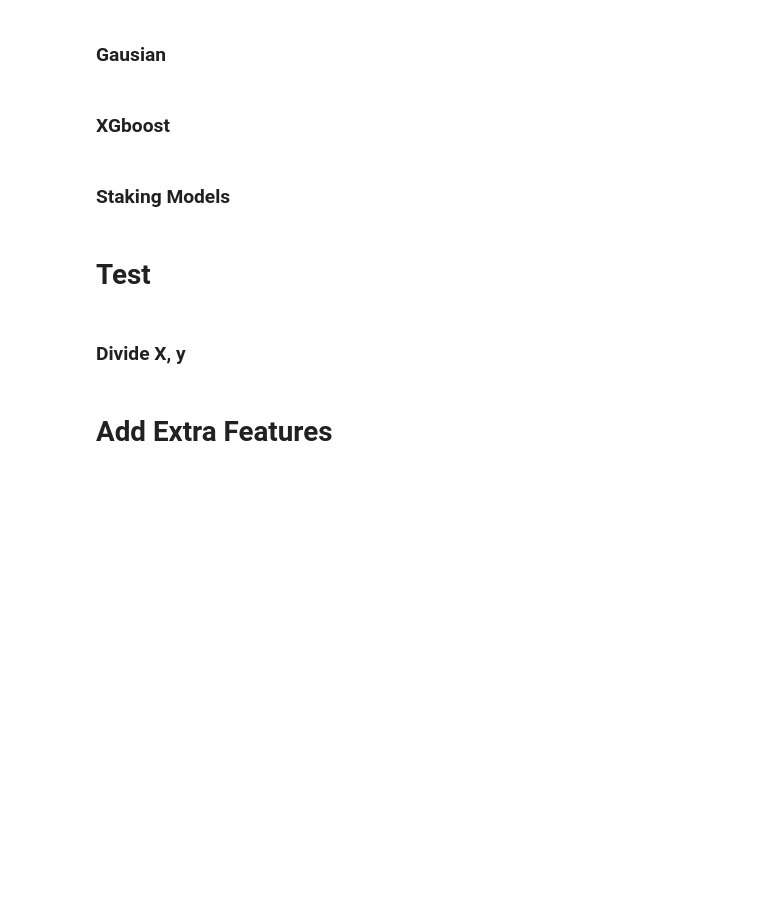
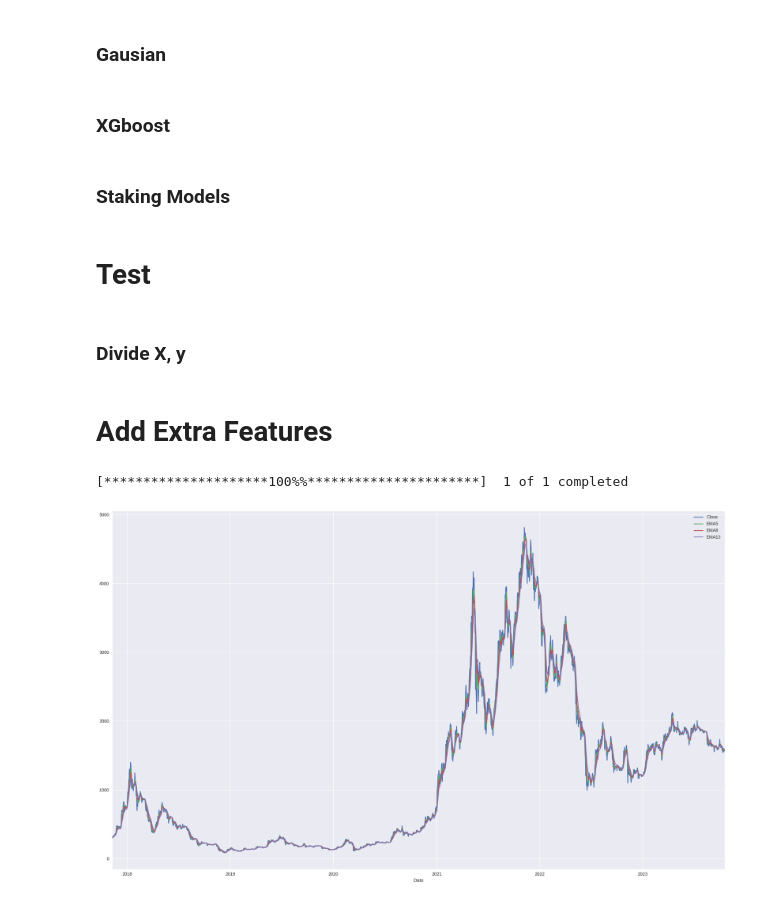
Before and after one commit to mr-robot77/Quera_G11-Project2, a Jupyter notebook: Problem 3/prediction.ipynb, the cells around one changed output. Saved outputs shown, nothing was run; the diff lists cells and outputs as text; code cells hidden in the pictures; blank space fills up the shorter version.

```diff
--- a/Problem 3/prediction.ipynb
+++ b/Problem 3/prediction.ipynb
@@ -1617,3 +1617,67 @@ Xc
 Xf
 # %%
 y_validation == y_pred_ab_EX
+# %%
+import numpy as np
+import pandas as pd
+import datetime as dt
+from pylab import mpl, plt
+plt.style.use('seaborn')
+mpl.rcParams['font.family']
+
+import yfinance as yf
+
+eth = yf.Ticker("ETH-USD")
+df_eth = yf.download(tickers="ETH-USD", period="max", interval="1d")
+
+# Calculate EMA
+df_eth['EMA5'] = df_eth['Close'].ewm(span=5).mean()
+df_eth['EMA8'] = df_eth['Close'].ewm(span=8).mean()
+df_eth['EMA13'] = df_eth['Close'].ewm(span=13).mean()
+
+df_eth_filtered = df_eth.drop(columns=['Open','High','Low','Adj Close','Volume'], axis=1)
+
+df_eth_filtered
+# Create a new DataFrame with the Date column
+#df_eth_filtered = pd.DataFrame(data={'Date': df_eth_filtered.index, 'Close': df_eth_filtered['Close']})
+
+# Filter the DataFrame by date
+#start_date = "2017-11-09"
+#end_date = "2023-09-07"
+#df_eth_filtered = df_eth_filtered.loc[(df_eth_filtered['Date'] >= start_date) & (df_eth_filtered['Date'] <= end_date)]
+
+# Filter the DataFrame by date
+#df_eth_filtered = df_eth_filtered.loc[df_eth_filtered.index >= start_date]
+#df_eth_filtered = df_eth_filtered.loc[df_eth_filtered.index <= end_date]
+
+# Reset the index of the DataFrame
+#df_eth_filtered = df_eth_filtered.reset_index(drop=True)
+
+import matplotlib.pyplot as plt
+
+# Plot the filtered DataFrame
+df_eth_filtered.plot( figsize=(20, 12))
+plt.tight_layout()
+# Show the plot
+plt.show()
+
+#df_eth_filtered = df_eth.drop(columns=['Open','High','Low','Adj Close','Volume'], axis=1)
+#start_date = "2017-11-09"
+#end_date = "2023-09-07"
+
+#df_eth_filtered = df_eth_filtered[
+#    (df_eth_filtered["Date"] >= start_date) & (df_eth_filtered["Date"] <= end_date)
+#].reset_index(drop=True)
+
+#df_eth_filtered
+
+# Filter the DataFrame by date
+
+#df_eth_filtered = df_eth.loc[(df_eth['Date'] >= start_date) & (df_eth['Date'] <= end_date)]
+
+# Plot the filtered DataFrame
+#df_eth_filtered.plot(figsize=(10, 6))
+#df_eth.plot(figsize=(10, 6));
+# %% [output]
+[*********************100%%**********************]  1 of 1 completed
+[figure, added]
```
Also changed, not shown: parts of 10 cells of this notebook.
